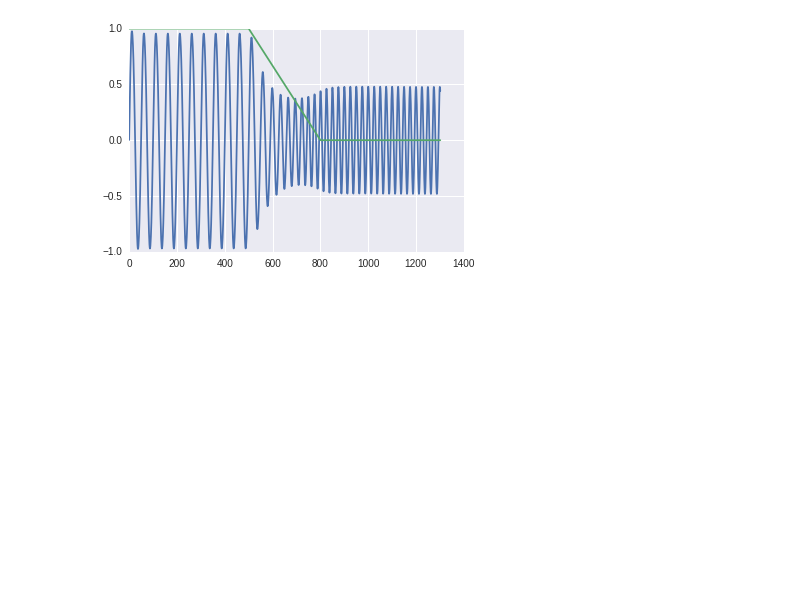
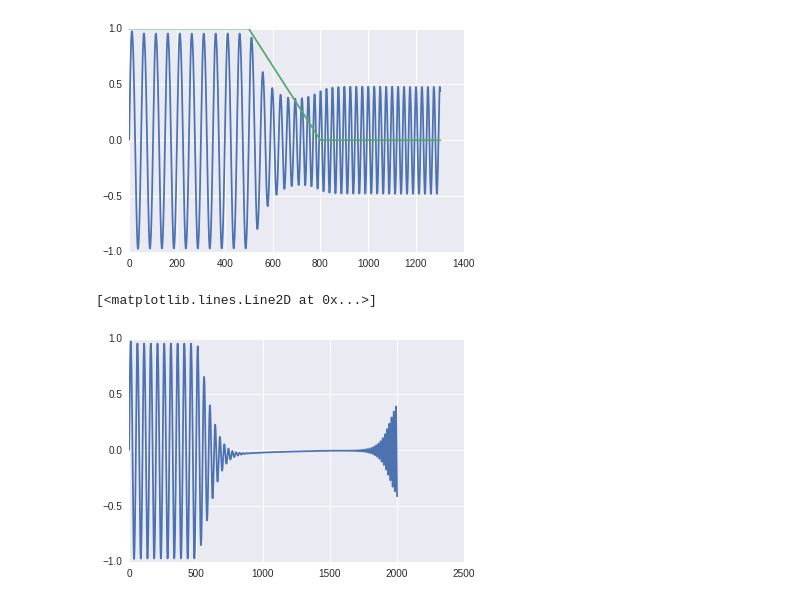
Before and after one commit to Seanny123/nef-conceptors, a Jupyter notebook: blend_analysis.ipynb, the cells around one changed output. Drawn from its saved outputs; the diff is of its cells as text; code cells hidden in the pictures; blank space fills up the shorter version.

```diff
--- a/blend_analysis.ipynb
+++ b/blend_analysis.ipynb
@@ -12,5 +12,9 @@ import matplotlib.pyplot as plt
 # %%
 mus = scipy.io.loadmat("results/mus.mat")["mus"]
 print(mus.shape)
+mat_bl = scipy.io.loadmat("results/blend_out.mat")['p_CTestPLMorph']
+print(mat_bl.shape)
+mat_long = scipy.io.loadmat("results/blend_out_1k.mat")['p_CTestPLMorph']
+print(mat_long.shape)
 # %% [output]
 (1, 1302)
@@ -25,3 +32,8 @@ plt.plot(mus.T)
 # %% [output]
 [<matplotlib.lines.Line2D at 0x...>]
 [figure]
+# %%
+plt.plot(mat_long.T)
+# %% [output]
+[<matplotlib.lines.Line2D at 0x...>]
+[figure, added]
```
Also changed, not shown: parts of 4 cells of this notebook.
